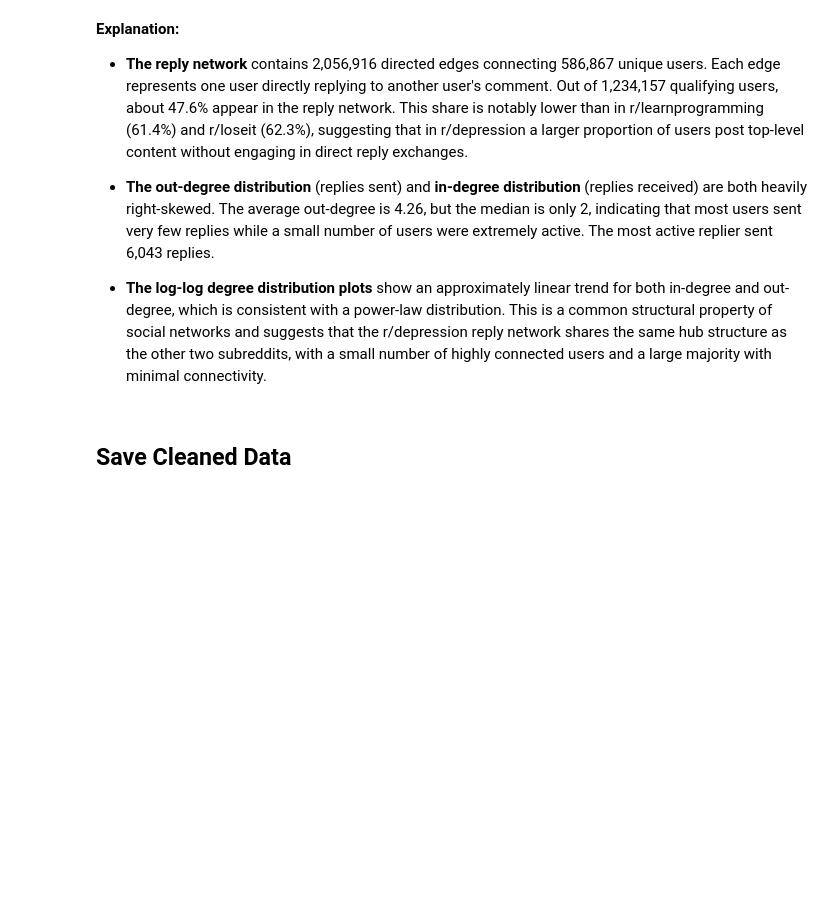
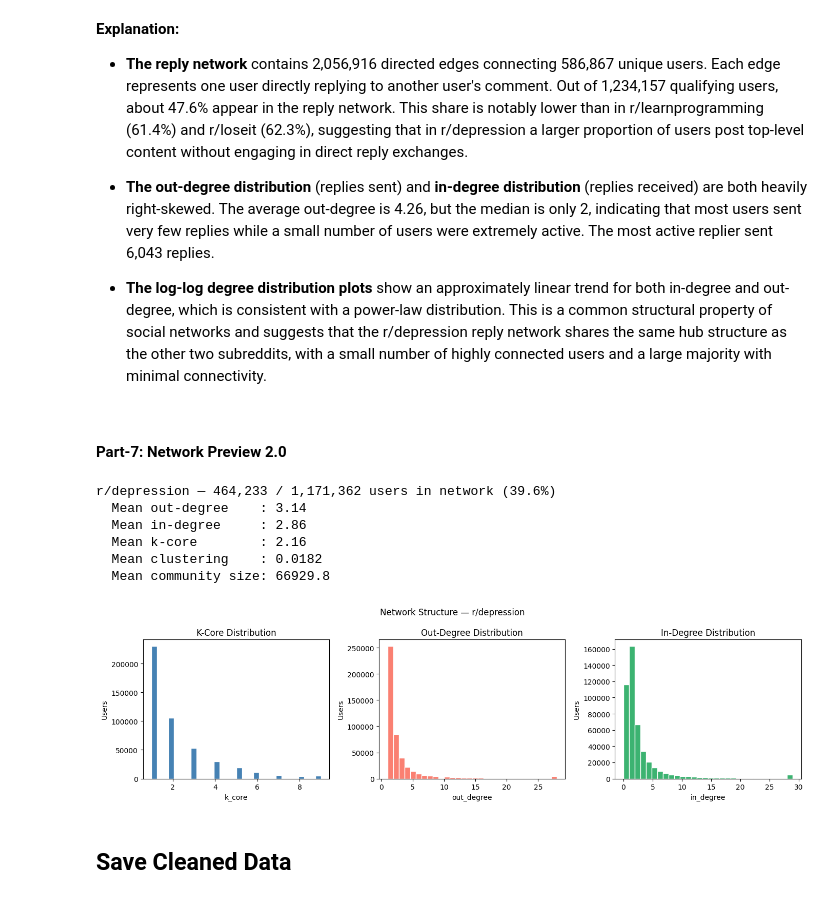
Before and after one commit to yangshuting0525/30200-final-proposal, a Jupyter notebook: code/EDA.ipynb, the cells around one changed output. Cells and saved outputs as stored; diff of their text form; code cells hidden in the pictures; blank space fills up the shorter version.

```diff
--- a/code/EDA.ipynb
+++ b/code/EDA.ipynb
@@ -2134,6 +2216,47 @@ max out-degree:    6,043
 - **The out-degree distribution** (replies sent) and **in-degree distribution** (replies received) are both heavily right-skewed. The average out-degree is 4.26, but the median is only 2, indicating that most users sent very few replies while a small number of users were extremely active. The most active replier sent 6,043 replies.
 
 - **The log-log degree distribution plots** show an approximately linear trend for both in-degree and out-degree, which is consistent with a power-law distribution. This is a common structural property of social networks and suggests that the r/depression reply network shares the same hub structure as the other two subreddits, with a small number of highly connected users and a large majority with minimal connectivity.
+# %% [markdown]
+#### Part-7: Network Preview 2.0
+# %%
+# Network structure — r/depression
+import pandas as pd, numpy as np, matplotlib.pyplot as plt
+
+feat   = pd.read_parquet('../data/processed_data/features_net_dep.parquet')
+in_net = feat[feat['out_degree'] > 0]
+pct    = len(in_net) / len(feat) * 100
+
+print(f'r/depression — {len(in_net):,} / {len(feat):,} users in network ({pct:.1f}%)')
+print(f'  Mean out-degree    : {in_net["out_degree"].mean():.2f}')
+print(f'  Mean in-degree     : {in_net["in_degree"].mean():.2f}')
+print(f'  Mean k-core        : {in_net["k_core"].mean():.2f}')
+print(f'  Mean clustering    : {in_net["clustering_coef"].mean():.4f}')
+print(f'  Mean community size: {in_net["community_size"].mean():.1f}')
+
+fig, axes = plt.subplots(1, 3, figsize=(14, 4))
+fig.suptitle('Network Structure — r/depression', fontsize=12)
+
+for ax, (col, title, color) in zip(axes, [
+    ('k_core',     'K-Core Distribution',    'steelblue'),
+    ('out_degree', 'Out-Degree Distribution', 'salmon'),
+    ('in_degree',  'In-Degree Distribution',  'mediumseagreen'),
+]):
+    vals = in_net[col].clip(upper=in_net[col].quantile(0.99))
+    ax.hist(vals, bins=30, color=color, edgecolor='white')
+    ax.set_xlabel(col)
+    ax.set_ylabel('Users')
+    ax.set_title(title)
+
+plt.tight_layout()
+plt.show()
+# %% [output]
+r/depression — 464,233 / 1,171,362 users in network (39.6%)
+  Mean out-degree    : 3.14
+  Mean in-degree     : 2.86
+  Mean k-core        : 2.16
+  Mean clustering    : 0.0182
+  Mean community size: 66929.8
+[figure, added]
 # %% [markdown]
 ## Save Cleaned Data
 # %%
```
Also changed, not shown: parts of 4 cells of this notebook, 4 other files.
